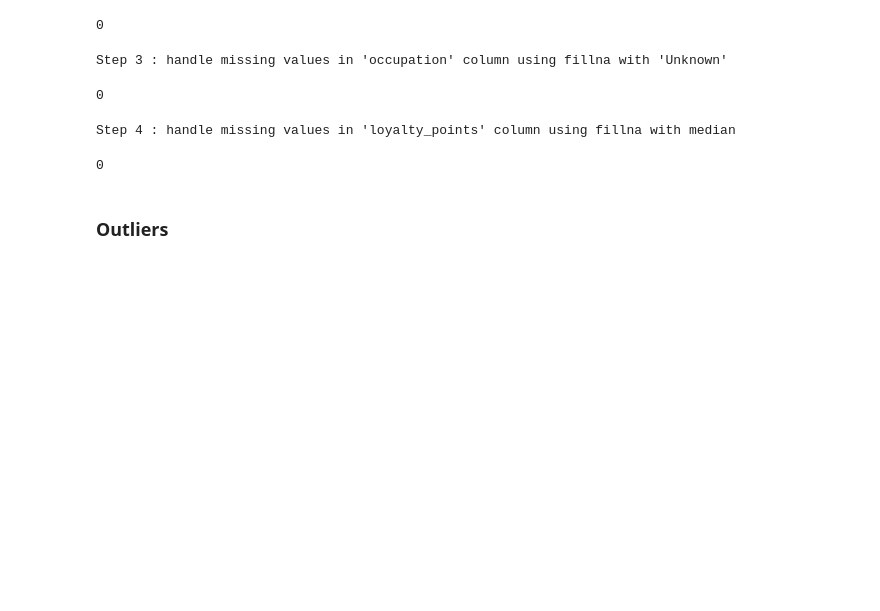
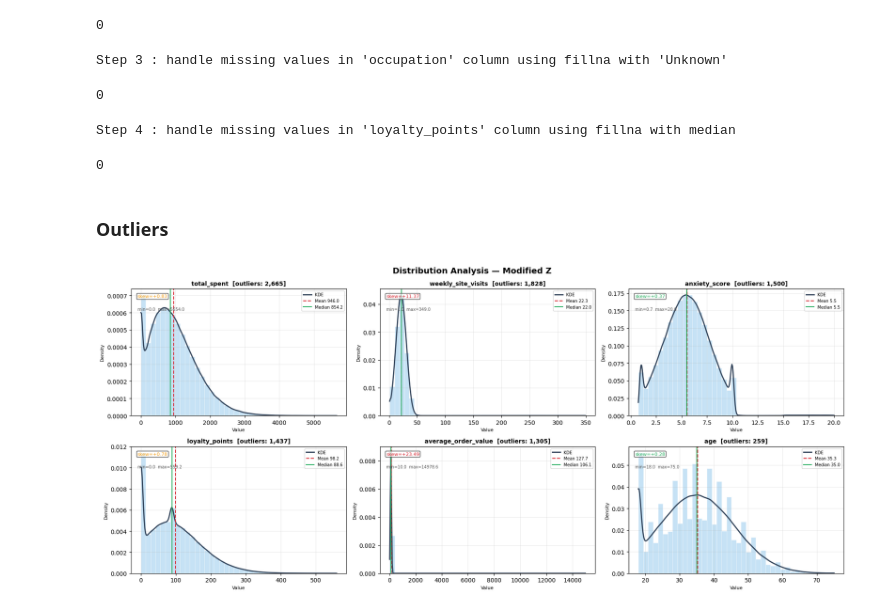
Before and after one commit to Sara-xv/Customer-Psychology-Sales, a Jupyter notebook: x.ipynb, the cells around one changed output. Drawn from its saved outputs; the diff is of its cells as text; code cells hidden in the pictures; blank space fills up the shorter version.

Commit message:
Checking and handling outliers, and saving the cleaned dataset

```diff
--- a/x.ipynb
+++ b/x.ipynb
@@ -210,0 +217,5 @@ print(data['loyalty_points'].isna().sum())
+# %%
+detector = OutlierDetector(data = data)
+detector.plot_distributions()
+# %% [output]
+[figure, added]
```
Also changed, not shown: parts of 11 cells of this notebook, 1 other file.
